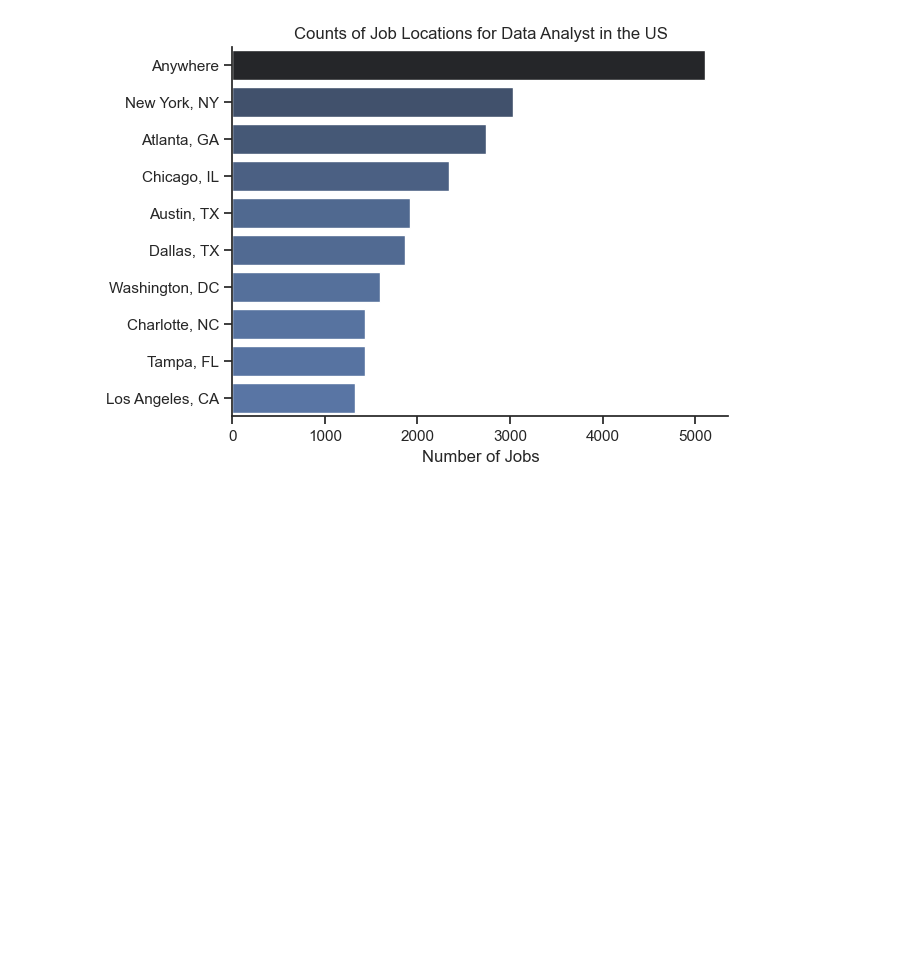
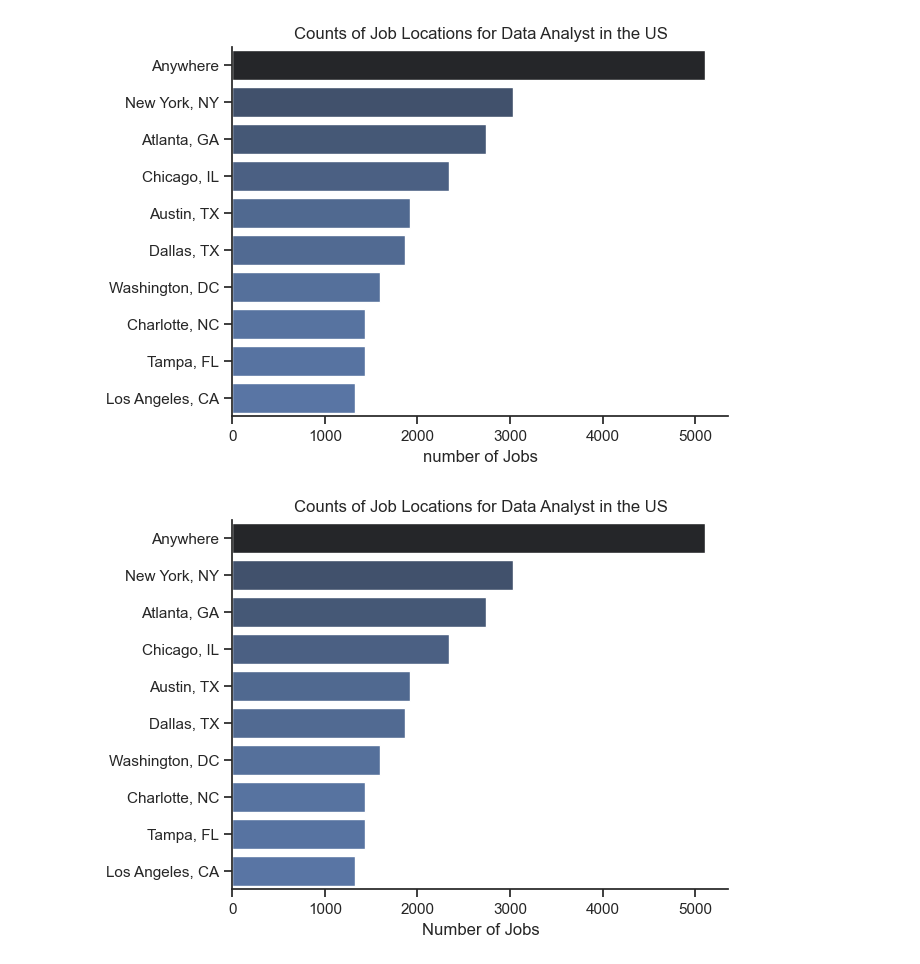
Before and after one commit to Cuishine/Python_Data_Project, a Jupyter notebook: 3_Project/1_EDA_Intro.ipynb, the cells around one changed output. Drawn from its saved outputs; the diff is of its cells as text; code cells hidden in the pictures; blank space fills up the shorter version.

```diff
--- a/3_Project/1_EDA_Intro.ipynb
+++ b/3_Project/1_EDA_Intro.ipynb
@@ -12,9 +12,20 @@ df = dataset['train'].to_pandas()
 
 # Data Cleanup
 df['job_posted_date'] = pd.to_datetime(df['job_posted_date'])
-df['job_skills'] =df['job_skills'].apply(lambda x: ast.literal_eval(x) if pd.notna(x) else x)
+df['job_skills'] = df['job_skills'].apply(lambda x: ast.literal_eval(x) if pd.notna(x) and pd.notnull(x) else x)
 # %%
 df_DA_US =df[(df['job_country'] == 'United States') & (df['job_title_short'] == 'Data Analyst')]
+# %%
+df_plot=df_DA_US['job_location'].value_counts().head(10).to_frame()
+sns.set_theme(style='ticks')
+sns.barplot(data=df_plot, x='count', y='job_location', hue='count', palette='dark:b_r',legend=False)
+sns.despine()
+plt.title('Counts of Job Locations for Data Analyst in the US')
+plt.xlabel('number of Jobs')
+plt.ylabel('')
+plt.show()
+# %% [output]
+[figure, added]
 # %%
 df_plot = df_DA_US['job_location'].value_counts().head(10).to_frame()
 
```
Also changed, not shown: parts of 1 cell of this notebook.
